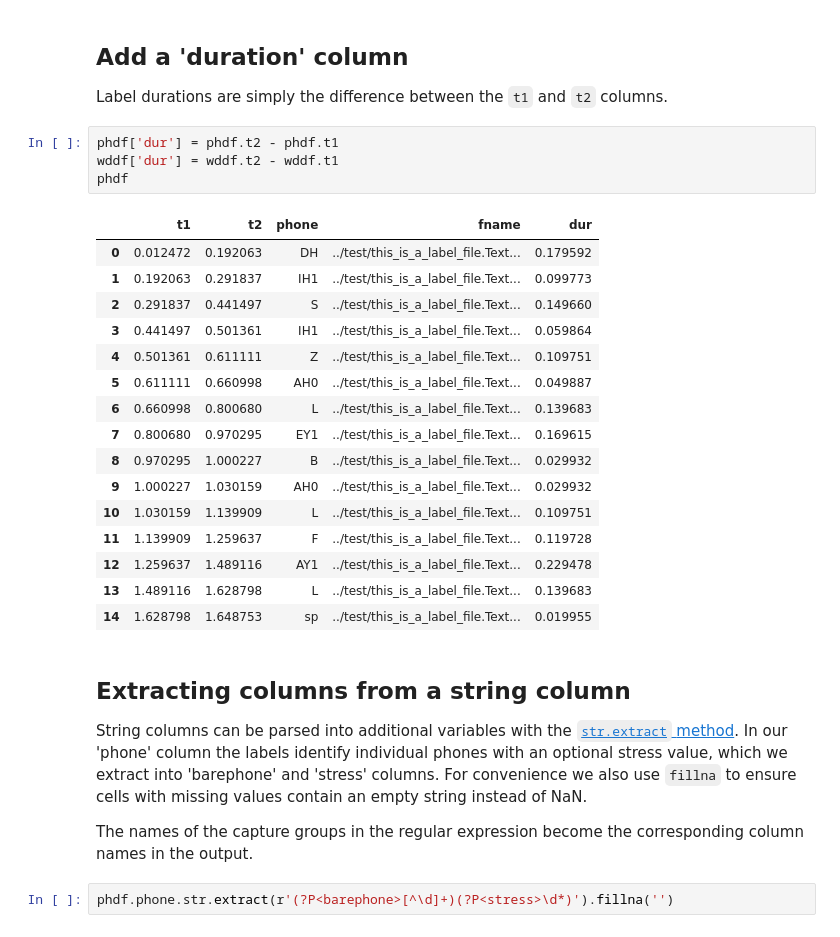
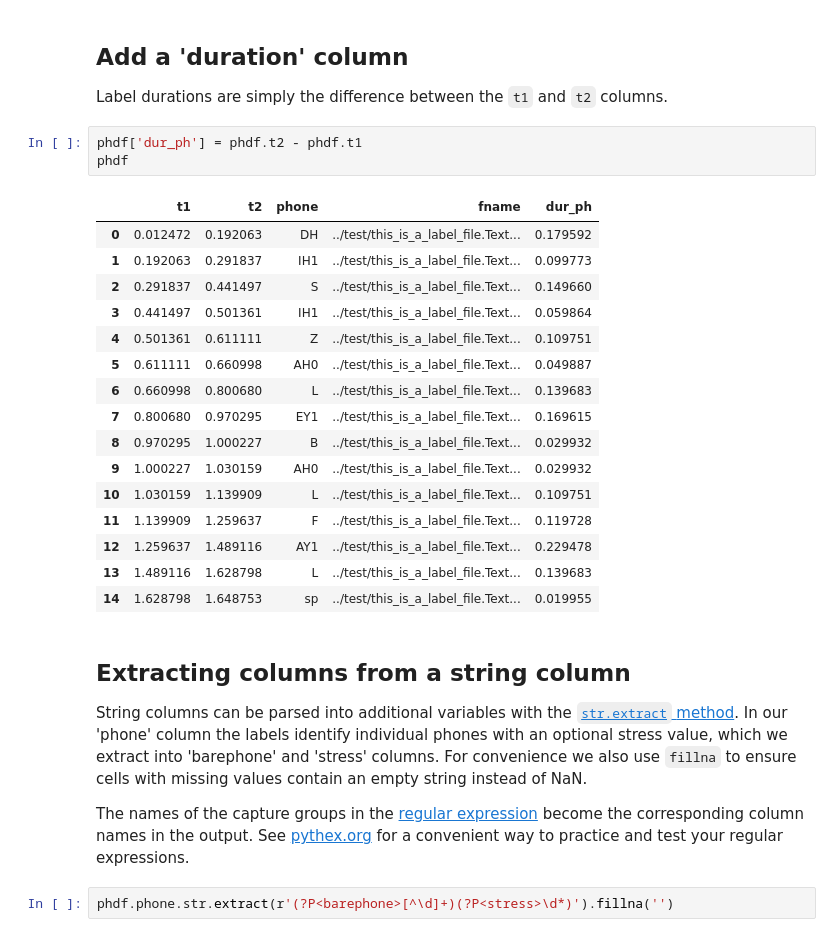
Before and after one commit to rsprouse/audiolabel, a Jupyter notebook: doc/working_with_phonetic_dataframes.ipynb, the cells around one changed output. Cells and saved outputs as stored; diff of their text form.

```diff
--- a/doc/working_with_phonetic_dataframes.ipynb
+++ b/doc/working_with_phonetic_dataframes.ipynb
@@ -25,11 +46,10 @@ ctxdf.to_csv('context.csv', index=False)
 
 Label durations are simply the difference between the `t1` and `t2` columns.
 # %%
-phdf['dur'] = phdf.t2 - phdf.t1
-wddf['dur'] = wddf.t2 - wddf.t1
+phdf['dur_ph'] = phdf.t2 - phdf.t1
 phdf
 # %% [output]
-|  | t1 | t2 | phone | fname | dur |
+|  | t1 | t2 | phone | fname | dur_ph |
 | 0 | 0.012472 | 0.192063 | DH | ../test/this_is_a_label_file.Text... | 0.179592 |
 | 1 | 0.192063 | 0.291837 | IH1 | ../test/this_is_a_label_file.Text... | 0.099773 |
 | 2 | 0.291837 | 0.441497 | S | ../test/this_is_a_label_file.Text... | 0.149660 |
@@ -46,11 +66,12 @@ phdf
 | 13 | 1.489116 | 1.628798 | L | ../test/this_is_a_label_file.Text... | 0.139683 |
 | 14 | 1.628798 | 1.648753 | sp | ../test/this_is_a_label_file.Text... | 0.019955 |
 # %% [markdown]
+<a name="str_extract"></a>
 ## Extracting columns from a string column
 
 String columns can be parsed into additional variables with the [`str.extract` method](https://pandas.pydata.org/pandas-docs/stable/reference/api/pandas.Series.str.extract.html). In our 'phone' column the labels identify individual phones with an optional stress value, which we extract into 'barephone' and 'stress' columns. For convenience we also use `fillna` to ensure cells with missing values contain an empty string instead of NaN.
 
-The names of the capture groups in the regular expression become the corresponding column names in the output.
+The names of the capture groups in the [regular expression](https://docs.python.org/3/library/re.html) become the corresponding column names in the output.  See [pythex.org](https://pythex.org/) for a convenient way to practice and test your regular expressions.
 # %%
 phdf.phone.str.extract(r'(?P<barephone>[^\d]+)(?P<stress>\d*)').fillna('')
 # %% [output]
```
Also changed, not shown: parts of 53 cells of this notebook.
